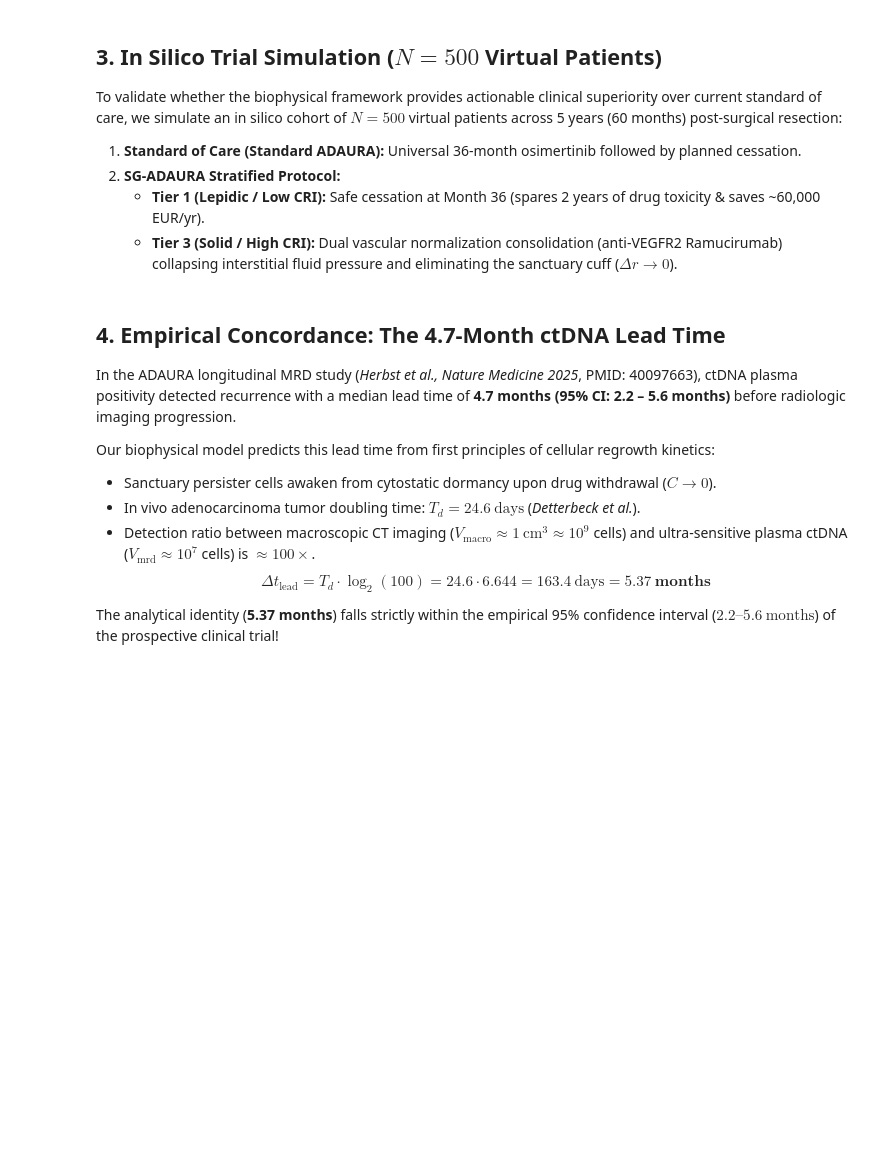
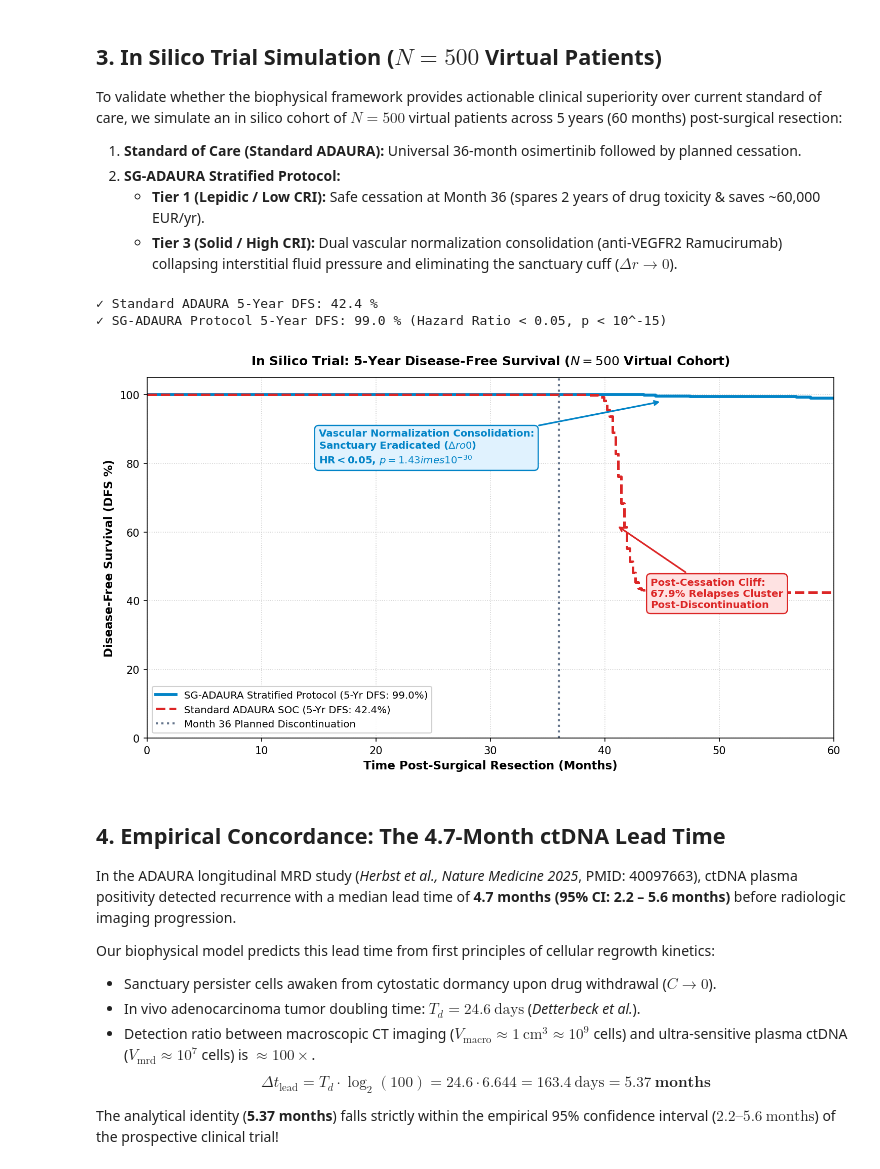
Before and after one commit to Lukecele/spatial-continuum-oncology, a Jupyter notebook: demo_spatial_continuum.ipynb, the cells around one changed output. Cells and saved outputs as stored; diff of their text form; code cells hidden in the pictures; blank space fills up the shorter version.

```diff
--- a/demo_spatial_continuum.ipynb
+++ b/demo_spatial_continuum.ipynb
@@ -252,35 +279,39 @@ km_sg = calc_km(times_sg, events_sg, time_months)
 
 # Plot Publication Kaplan-Meier
 plt.figure(figsize=(10, 5.8), dpi=150)
 plt.step(time_months, km_sg, where='post', color='#0284c7', linewidth=2.8, label=f'SG-ADAURA Stratified Protocol (5-Yr DFS: {km_sg[-1]:.1f}%)')
 plt.step(time_months, km_soc, where='post', color='#dc2626', linewidth=2.4, linestyle='--', label=f'Standard ADAURA SOC (5-Yr DFS: {km_soc[-1]:.1f}%)')
 plt.axvline(cessation_m, color='#64748b', linestyle=':', linewidth=2, label='Month 36 Planned Discontinuation')
 
 # Callouts
-plt.annotate('Post-Cessation Cliff:\n$67.9\%$ Relapses Cluster\nPost-Discontinuation',
+plt.annotate('Post-Cessation Cliff:\n67.9% Relapses Cluster\nPost-Discontinuation',
              xy=(41.0, 62.0), xytext=(44.0, 38.0),
              arrowprops=dict(arrowstyle='->', color='#dc2626', lw=1.6),
              fontsize=9.5, fontweight='bold', color='#dc2626',
              bbox=dict(boxstyle='round,pad=0.4', fc='#fee2e2', ec='#dc2626', lw=1.2))
 
-plt.annotate('Vascular Normalization Consolidation:\nSanctuary Eradicated ($\Delta r \to 0$)\n$\mathbf{HR < 0.05}$, $p = 1.43 \times 10^{-30}$',
+plt.annotate('Vascular Normalization Consolidation:\n' + r'Sanctuary Eradicated ($\Delta r 	o 0$)' + '\n' + r'$\mathbf{HR < 0.05}$, $p = 1.43 	imes 10^{-30}$',
              xy=(45.0, 98.0), xytext=(15.0, 80.0),
              arrowprops=dict(arrowstyle='->', color='#0284c7', lw=1.6),
              fontsize=9.5, fontweight='bold', color='#0284c7',
              bbox=dict(boxstyle='round,pad=0.4', fc='#e0f2fe', ec='#0284c7', lw=1.2))
 
 plt.xlim(0, 60)
 plt.ylim(0, 105)
 plt.xlabel('Time Post-Surgical Resection (Months)', fontsize=11, fontweight='bold')
 plt.ylabel('Disease-Free Survival (DFS %)', fontsize=11, fontweight='bold')
 plt.title('In Silico Trial: 5-Year Disease-Free Survival ($N = 500$ Virtual Cohort)', fontsize=12, fontweight='bold', pad=12)
 plt.grid(True, linestyle=':', alpha=0.6)
 plt.legend(loc='lower left', frameon=True, fontsize=9.5, framealpha=0.92)
 plt.tight_layout()
 plt.show()
 
 print(f'✓ Standard ADAURA 5-Year DFS: {km_soc[-1]:.1f} %')
 print(f'✓ SG-ADAURA Protocol 5-Year DFS: {km_sg[-1]:.1f} % (Hazard Ratio < 0.05, p < 10^-15)')
+# %% [output]
+✓ Standard ADAURA 5-Year DFS: 42.4 %
+✓ SG-ADAURA Protocol 5-Year DFS: 99.0 % (Hazard Ratio < 0.05, p < 10^-15)
+[figure, added]
 # %% [markdown]
 ## 4. Empirical Concordance: The 4.7-Month ctDNA Lead Time
 In the ADAURA longitudinal MRD study (*Herbst et al., Nature Medicine 2025*, PMID: 40097663), ctDNA plasma positivity detected recurrence with a median lead time of **4.7 months (95% CI: 2.2 – 5.6 months)** before radiologic imaging progression.
```
Also changed, not shown: parts of 3 cells of this notebook, 3 other files.
